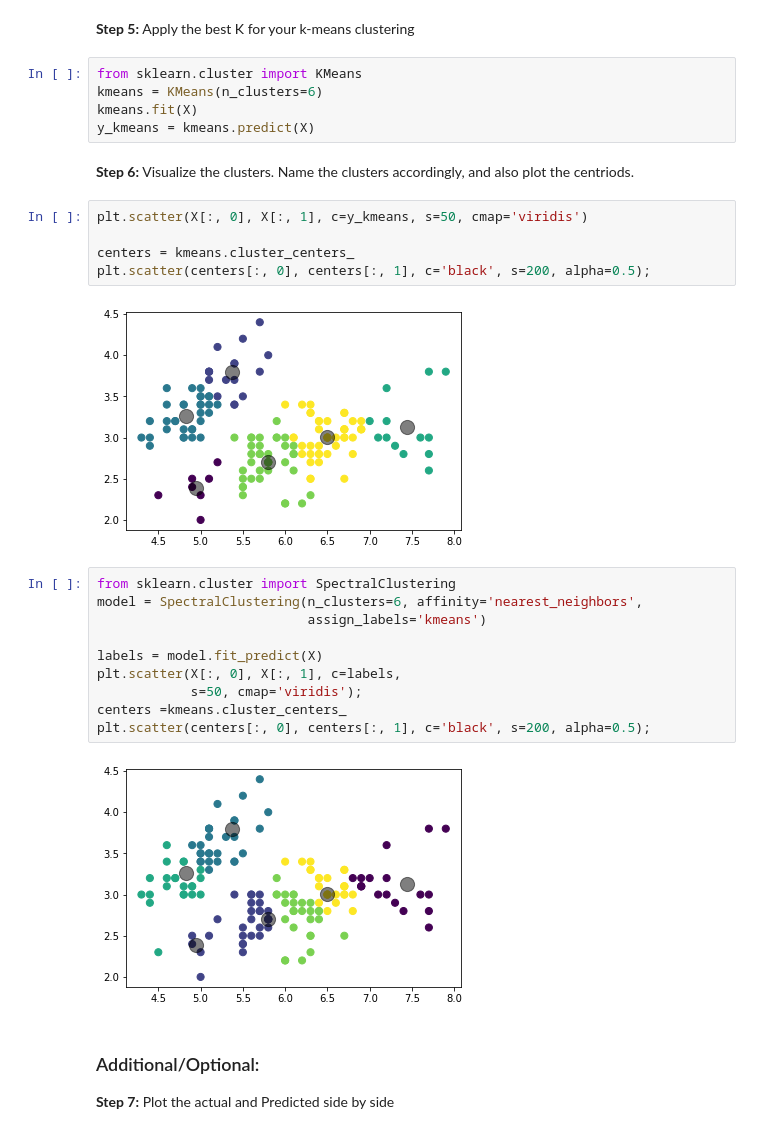
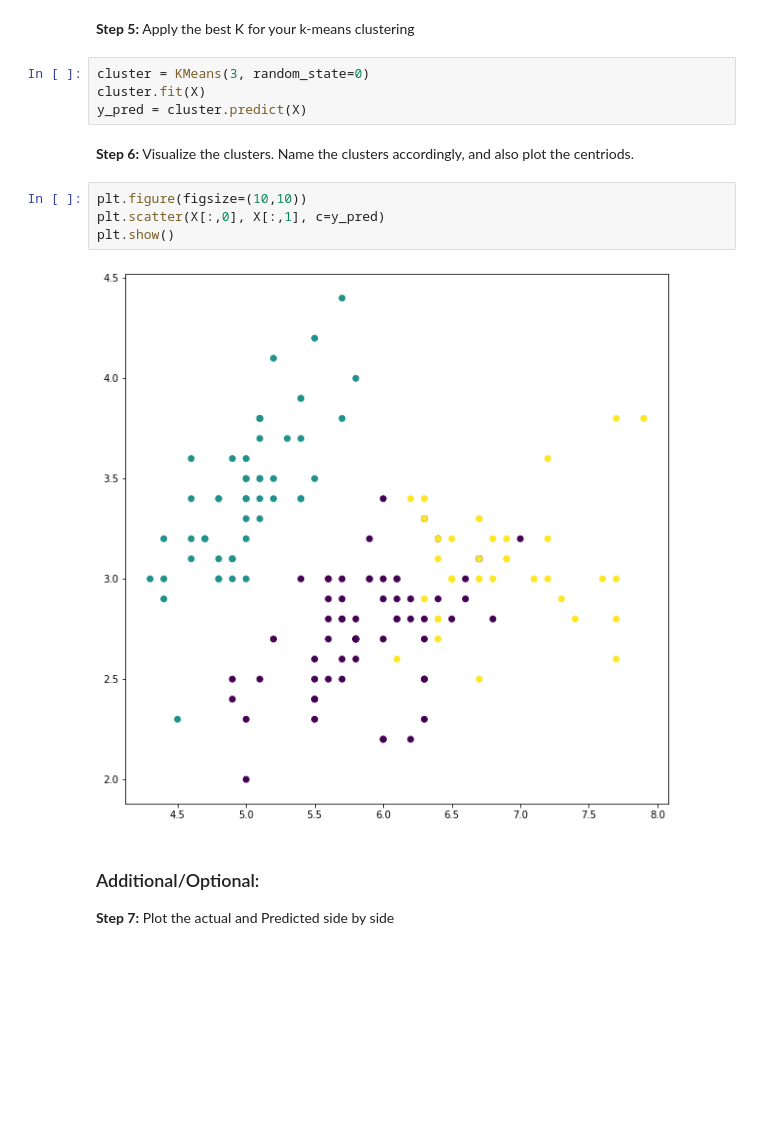
Before and after one commit to huimunte/ADS_Exercise, a Jupyter notebook: W6 - Exercise 1 - K-means_Vivian.ipynb, the cells around one changed output. Drawn from its saved outputs; the diff is of its cells as text; blank space fills up the shorter version.

```diff
--- a/W6 - Exercise 1 - K-means_Vivian.ipynb
+++ b/W6 - Exercise 1 - K-means_Vivian.ipynb
@@ -211,31 +108,17 @@ plt.show()
 # %% [markdown]
 **Step 5:** Apply the best K for your k-means clustering
-# %%
-from sklearn.cluster import KMeans
-kmeans = KMeans(n_clusters=6)
-kmeans.fit(X)
-y_kmeans = kmeans.predict(X)
+# %%
+cluster = KMeans(3, random_state=0)
+cluster.fit(X)
+y_pred = cluster.predict(X)
 # %% [markdown]
 **Step 6:** Visualize the clusters. Name the clusters accordingly, and also plot the centriods.
-# %%
-plt.scatter(X[:, 0], X[:, 1], c=y_kmeans, s=50, cmap='viridis')
-
-centers = kmeans.cluster_centers_
-plt.scatter(centers[:, 0], centers[:, 1], c='black', s=200, alpha=0.5);
-# %% [output]
-[figure, removed]
-# %%
-from sklearn.cluster import SpectralClustering
-model = SpectralClustering(n_clusters=6, affinity='nearest_neighbors',
-                           assign_labels='kmeans')
-
-labels = model.fit_predict(X)
-plt.scatter(X[:, 0], X[:, 1], c=labels,
-            s=50, cmap='viridis');
-centers =kmeans.cluster_centers_
-plt.scatter(centers[:, 0], centers[:, 1], c='black', s=200, alpha=0.5);
-# %% [output]
-[figure, removed]
+# %%
+plt.figure(figsize=(10,10))
+plt.scatter(X[:,0], X[:,1], c=y_pred)
+plt.show()
+# %% [output]
+[figure, added]
 # %% [markdown]
 ### Additional/Optional:
 
```
Also changed, not shown: parts of 13 cells of this notebook.
